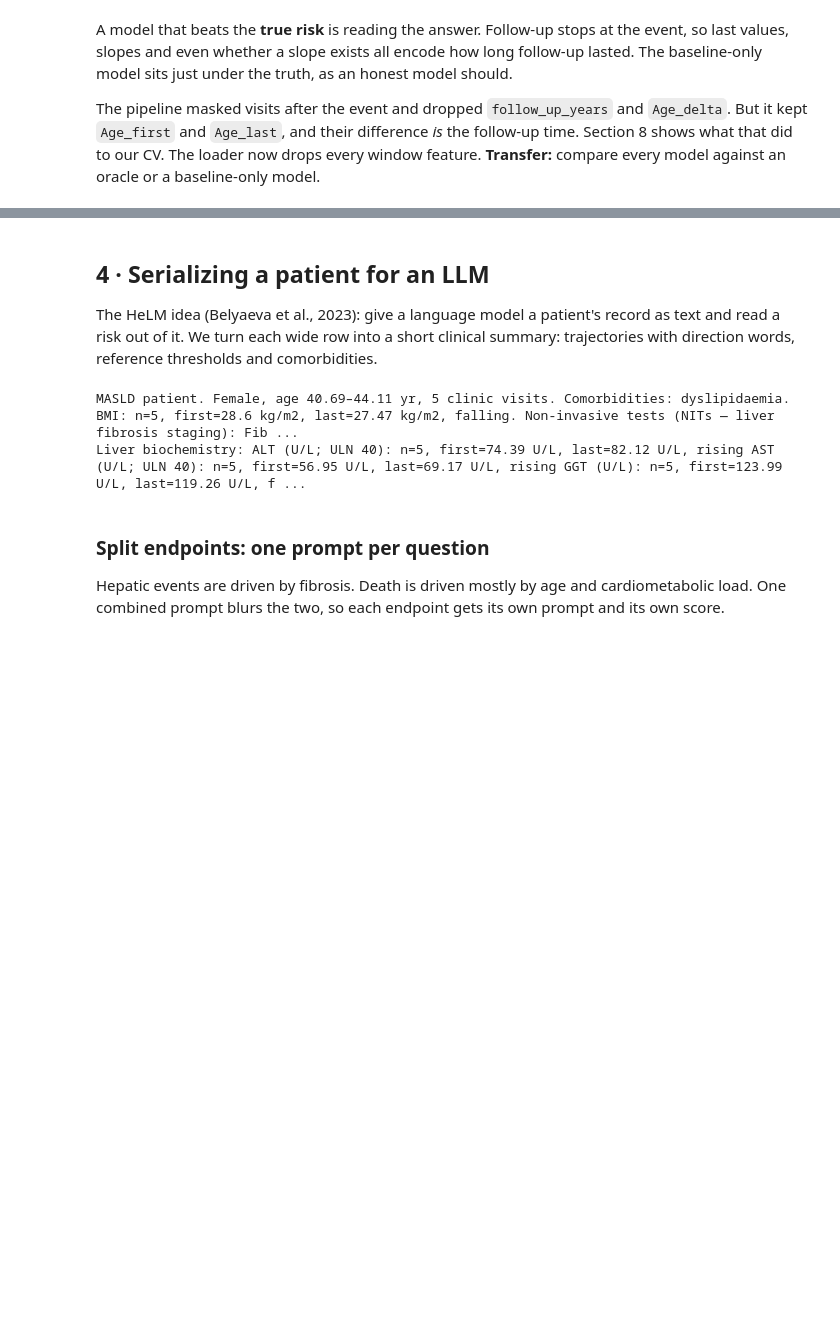
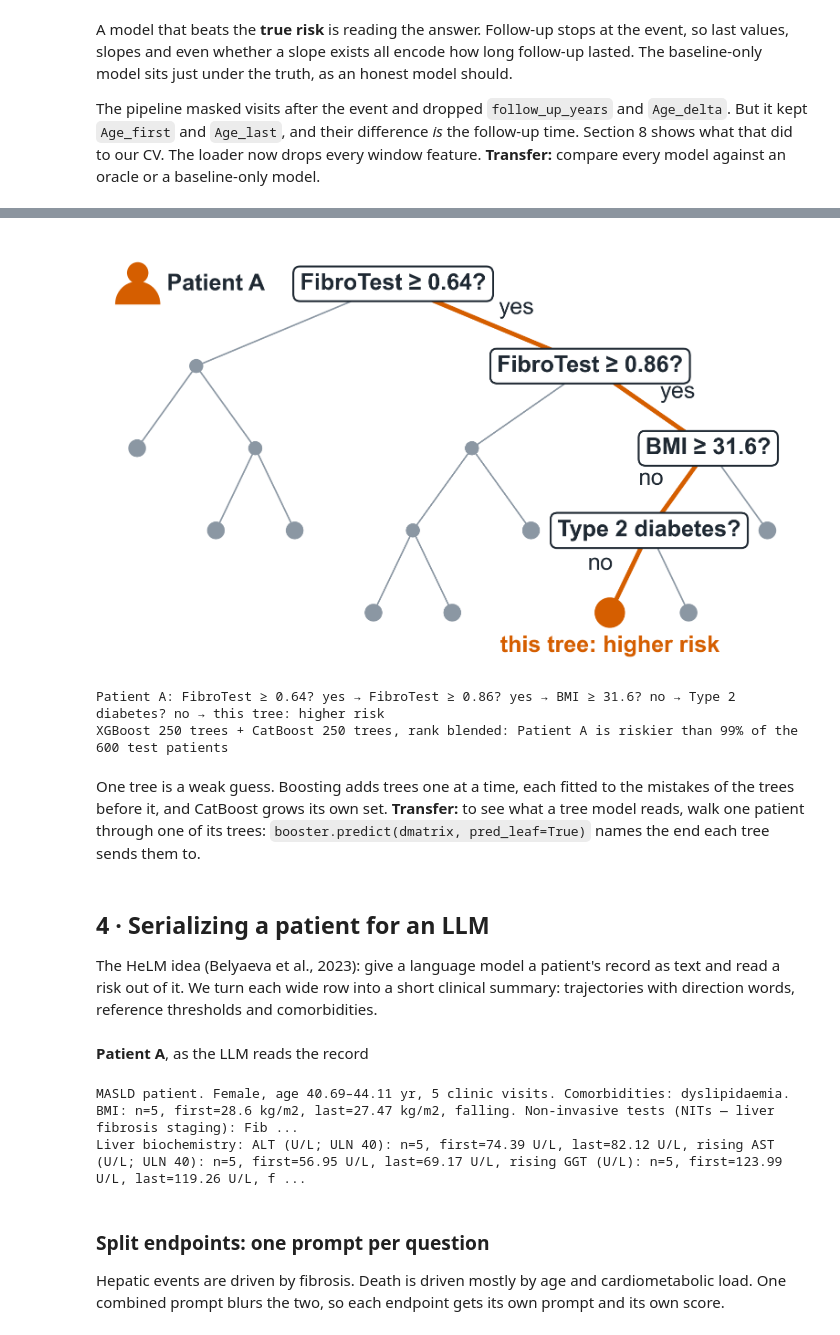
Before and after one commit to dronny111/annitia, a Jupyter notebook: talk/annitia_talk.ipynb, the cells around one changed output, grey strips where cells are left out. Cells and saved outputs as stored; diff of their text form; code cells hidden in the pictures; blank space fills up the shorter version.

```diff
--- a/talk/annitia_talk.ipynb
+++ b/talk/annitia_talk.ipynb
@@ -205,18 +226,44 @@ what that did to our CV. The loader now drops every window feature. **Transfer:*
+# %%
+import tree_card as TC
+first = [c for c in X.columns if c not in whole_window]   # the honest model
+Xtr, Xte, _, _ = transform_matrices(X.loc[tr, first], X.loc[te, first])
+ytr = ystruct(C.hep_event[tr], C.hep_time[tr])
+with contextlib.redirect_stderr(io.StringIO()):
+    xgb_m, cat_m = fit_xgb(Xtr, ytr, seed=0), fit_cat(Xtr, ytr, seed=0)
+a = three["A"].name
+assert te[a]                                   # Patient A was held out
+print(TC.draw(xgb_m.booster, Xte.loc[a]))      # XGBoost routes her itself
+risk = pd.Series(rank_blend({"xgb": xgb_m(Xte), "cat": cat_m(Xte)},
+                            {"xgb": .5, "cat": .5}), Xte.index)
+n_xgb, n_cat = xgb_m.booster.num_boosted_rounds(), cat_m.model.tree_count_
+print(f"XGBoost {n_xgb} trees + CatBoost {n_cat} trees, rank blended: "
+      f"Patient A is riskier than {(risk < risk[a]).mean():.0%} "
+      f"of the {len(risk)} test patients")
+# %% [output]
+[figure, added]
+Patient A: FibroTest ≥ 0.64? yes → FibroTest ≥ 0.86? yes → BMI ≥ 31.6? no → Type 2 diabetes? no → this tree: higher risk
+XGBoost 250 trees + CatBoost 250 trees, rank blended: Patient A is riskier than 99% of the 600 test patients
+# %% [markdown]
+One tree is a weak guess. Boosting adds trees one at a time, each fitted to the mistakes of the
+trees before it, and CatBoost grows its own set. **Transfer:** to see what a tree model reads,
+walk one patient through one of its trees: `booster.predict(dmatrix, pred_leaf=True)` names the
+end each tree sends them to.
 # %% [markdown]
 ## 4 · Serializing a patient for an LLM
 The HeLM idea (Belyaeva et al., 2023): give a language model a patient's record as text and
 read a risk out of it. We turn each wide row into a short clinical summary: trajectories with
 direction words, reference thresholds and comorbidities.
 # %%
-n_visits = C.filter(regex=r"^Age_v\d+$").notna().sum(axis=1)
-sick = C[C.hep_event & (n_visits >= 5)].sort_values("true_hep").iloc[-1]
+sick = three["A"]                                           # Patient A, from the data section
 import html
 from IPython.display import HTML
+display(HTML("<p style='margin:0 0 0.3em'><b>Patient A</b>, as the LLM reads the record</p>"))
 lines = serialize_patient(sick, _fib4(sick)).splitlines()   # the exact function used for the submission
 cut = lines.index("Liver biochemistry:")                    # two columns so it fits on one slide
 col = lambda ls: f"<pre style='font-size:0.45em;margin:0'>{html.escape(chr(10).join(ls))}</pre>"
 display(HTML(f"<div style='display:flex;gap:1.5em'>{col(lines[:cut])}{col(lines[cut:])}</div>"))
 # %% [output]
+Patient A, as the LLM reads the record
 MASLD patient. Female, age 40.69–44.11 yr, 5 clinic visits. Comorbidities: dyslipidaemia. BMI: n=5, first=28.6 kg/m2, last=27.47 kg/m2, falling. Non-invasive tests (NITs — liver fibrosis staging): Fib ...
 Liver biochemistry: ALT (U/L; ULN 40): n=5, first=74.39 U/L, last=82.12 U/L, rising AST (U/L; ULN 40): n=5, first=56.95 U/L, last=69.17 U/L, rising GGT (U/L): n=5, first=123.99 U/L, last=119.26 U/L, f ...
 # %% [markdown]
```
Also changed, not shown: parts of 49 cells of this notebook, 19 other files.
